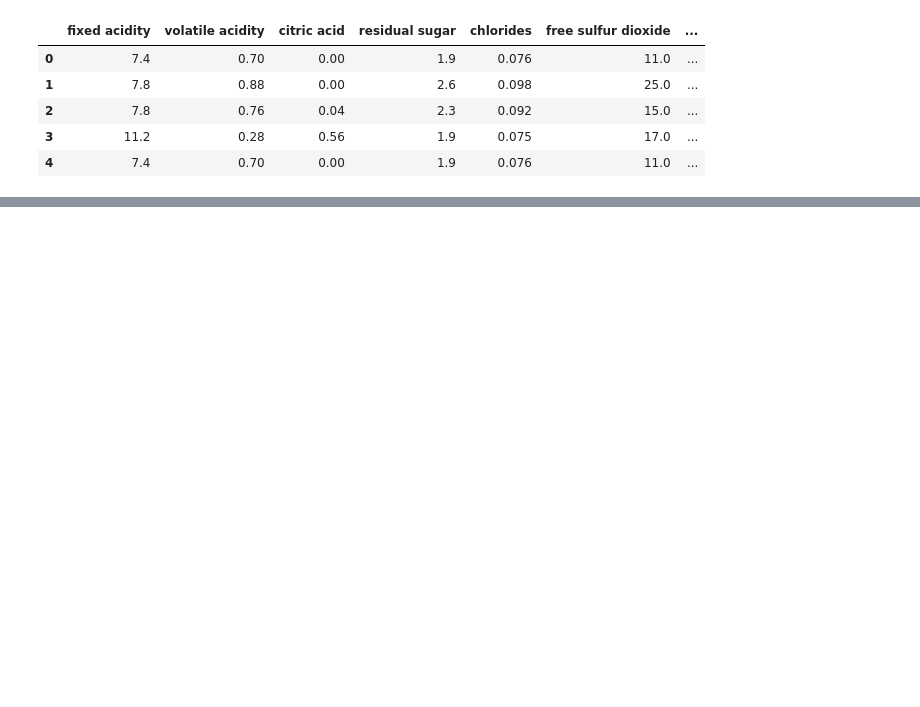
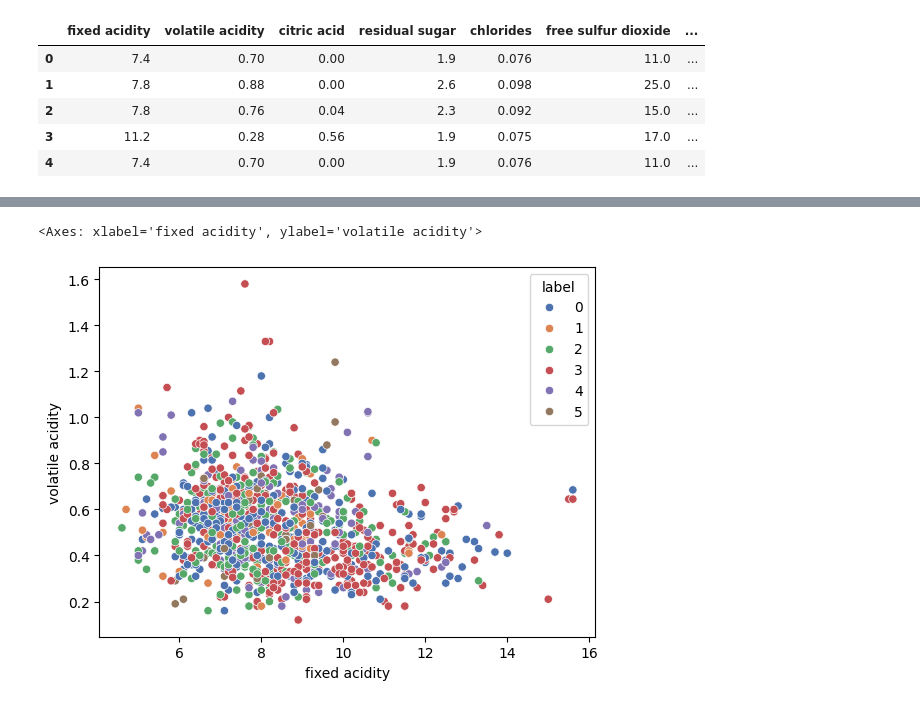
Before and after one commit to lavima/itf31519_2025, a Jupyter notebook: processing_analysis_and_unsupervised/workshop0810.ipynb, the cells around one changed output, grey strips where cells are left out. Saved outputs shown, nothing was run; the diff lists cells and outputs as text; code cells hidden in the pictures; blank space fills up the shorter version.

```diff
--- a/processing_analysis_and_unsupervised/workshop0810.ipynb
+++ b/processing_analysis_and_unsupervised/workshop0810.ipynb
@@ -81,0 +103,10 @@ for n in n_clusters_to_test:
+# %%
+# Create a new frame with the predicted labels
+km1_clustering = dataset_red_train_features.copy()
+km1_clustering['label'] = km1.predict(dataset_red_train_features)
+
+# Plot clustering aligned with fixed acidity and volatile acidity with seaborn.
+sb.scatterplot(data=km1_clustering, x='fixed acidity', y='volatile acidity', hue='label', palette='deep')
+# %% [output]
+<Axes: xlabel='fixed acidity', ylabel='volatile acidity'>
+[figure, added]
```
Also changed, not shown: parts of 3 cells of this notebook.
